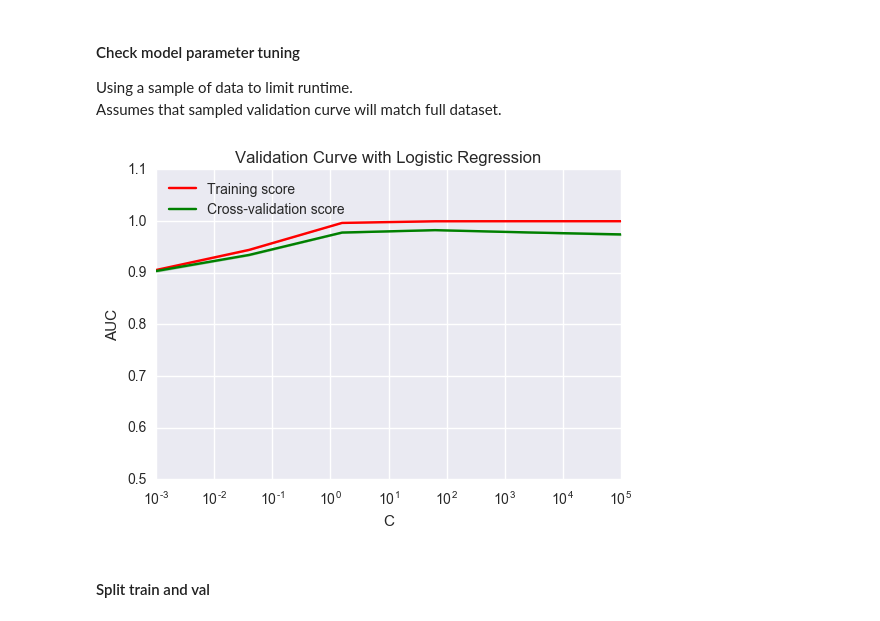
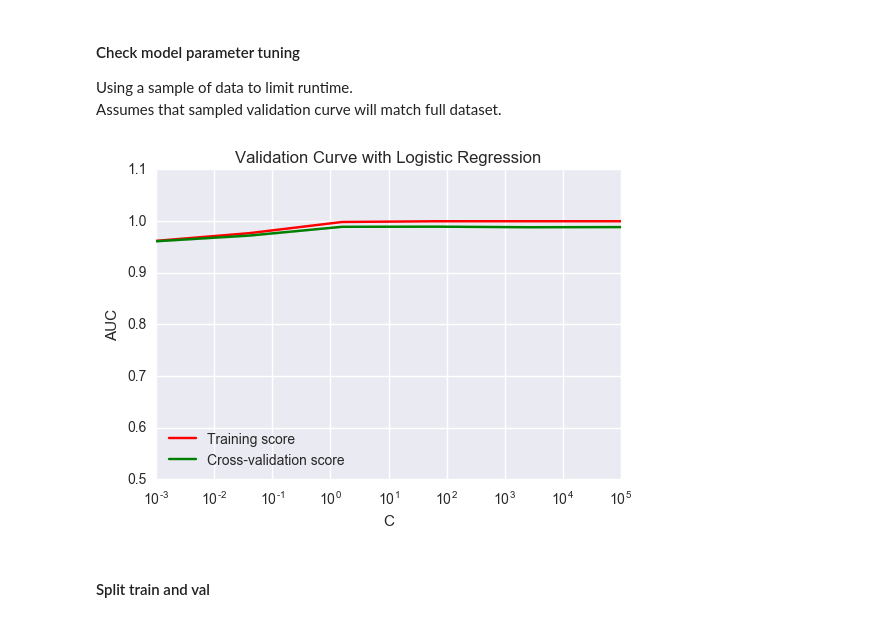
Before and after one commit to bshurick/kaggles, a Jupyter notebook: RedHat/redhat.ipynb, the cells around one changed output. Cells and saved outputs as stored; diff of their text form; code cells hidden in the pictures.

```diff
--- a/RedHat/redhat.ipynb
+++ b/RedHat/redhat.ipynb
@@ -271,3 +389,7 @@ test_raw['date'] = pd.to_datetime(test_raw['date'])
+# %%
+outcome_feature = pd.DataFrame(svm.predict(_X), index=_IDs, columns=['outcome_feature'])
+people = pd.merge(people, outcome_feature,
+                  how='left', left_on='people_id', right_index=True)
 # %% [markdown]
 ##### Activity history reference file
 # %%
@@ -369,6 +491,7 @@ del people['people_id']
 ##### Feature engineering
 # %%
 # updated people cols
+people.columns = map(lambda x: 'p_'+x if x!='date' else x, people.columns)
 people = update_cols(people, 0)
 
 # train features
@@ -379,8 +502,15 @@ test_raw = update_cols(test_raw, 1)
 # %% [markdown]
 ##### Transform data to sparse OHE matrix
 # %%
+# merge people and training/test data
 train_full = pd.merge(train_raw, people, left_index=True, right_index=True)
 test_full = pd.merge(test_raw, people, left_index=True, right_index=True)
+
+# reset index to include people id
+train_full = train_full.reset_index(level=0)
+test_full = test_full.reset_index(level=0)
+
+# reindex with activity_id and remove as feature
 train_full.index = train_full['activity_id']
 test_full.index = test_full['activity_id']
 del train_full['activity_id']
@@ -396,8 +526,8 @@ sum(test_full.memory_usage())*1.0/1024**3
 # %% [markdown]
 ##### Create OHE dictionary
 # %%
-all_values = np.unique(train_full.as_matrix().reshape(1,-1).ravel())
-ohe_dict= { k: v for k,v in zip(all_values, xrange(all_values.shape[0])) }
+all_values = set(train_full.as_matrix().reshape(1,-1).ravel())
+ohe_dict= { k: v for k,v in zip(all_values, xrange(len(all_values))) }
 # %%
 len(ohe_dict)
 # %% [output]
@@ -561,14 +667,13 @@ Assumes that sampled validation curve will match full dataset.
 # %%
 run_charts = True
 if run_charts:
     sample = np.random.choice(xrange(X.shape[0]),size=100000)
     lr_validation_curve(X[sample,:],
                         Y.iloc[sample],
                         param_range= np.logspace(-3, 5, 6),
-                        n_clusters=6,
                         n_jobs=6)
 # %% [output]
-[figure, old version]
+[figure, new version]
 # %% [markdown]
 #### Split train and val
 # %%
```
Also changed, not shown: parts of 42 cells of this notebook.
